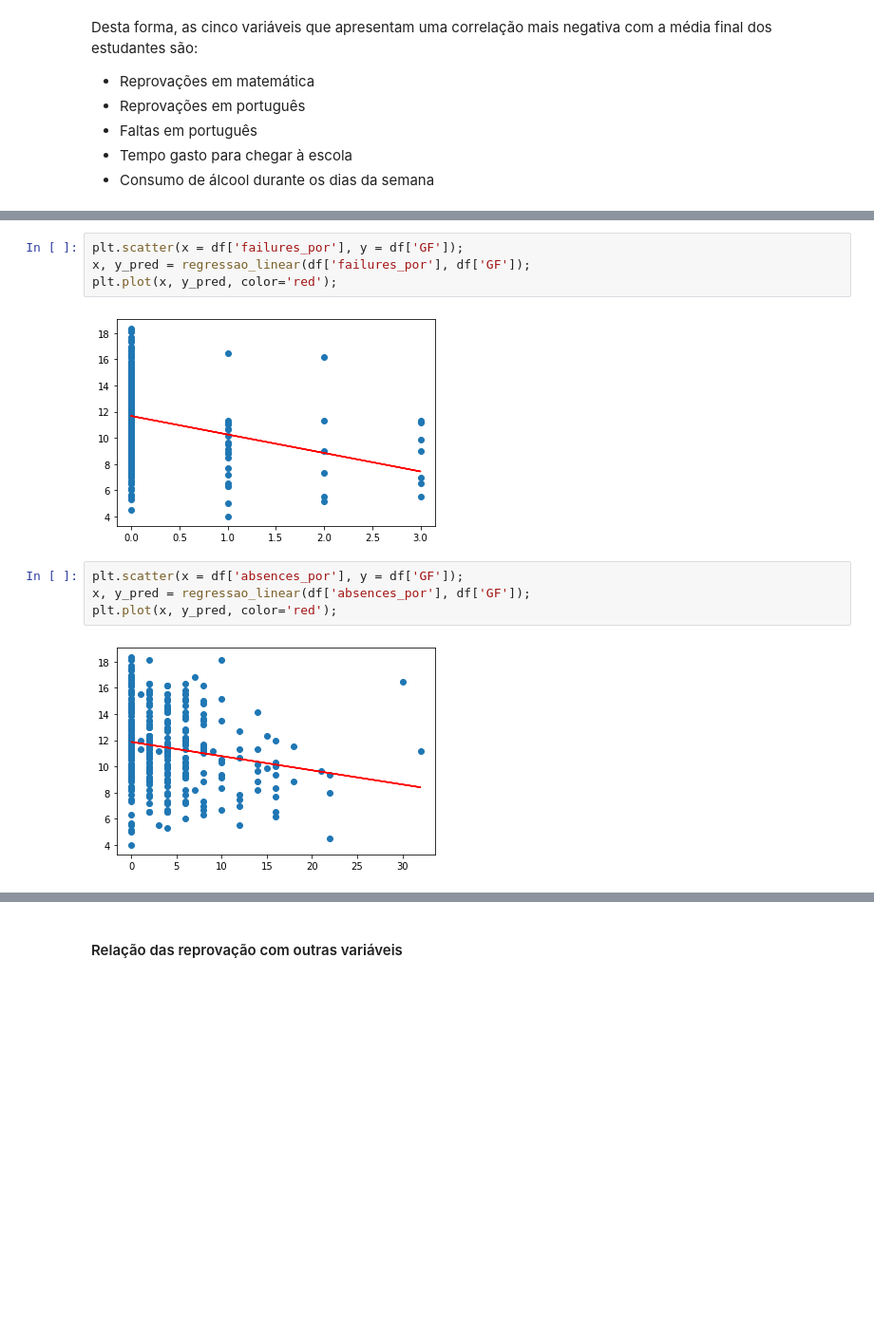
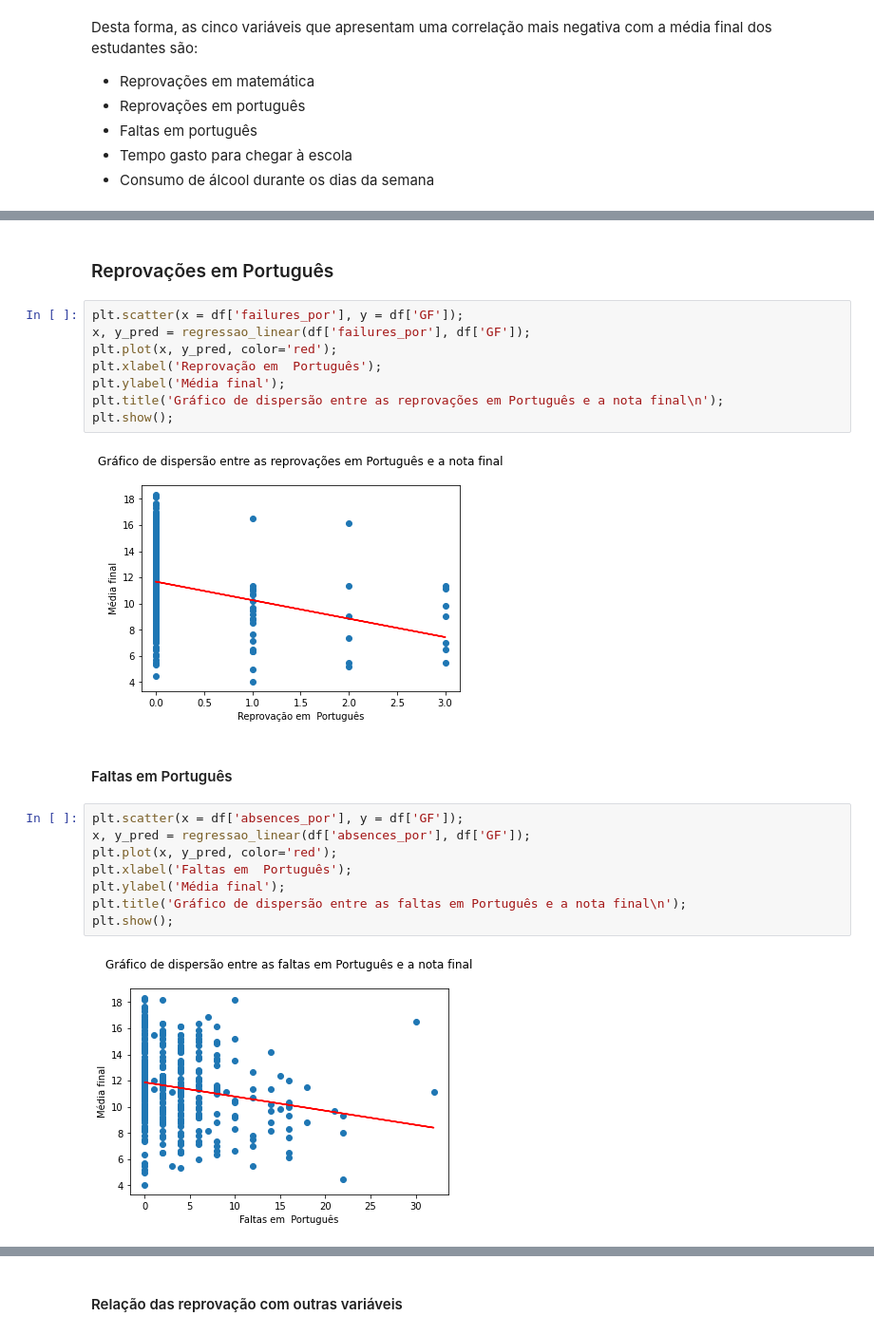
Before and after one commit to shl0mo/DataAnalysis_Students-Pandas, a Jupyter notebook: Estudantes.ipynb, the cells around one changed output, grey strips where cells are left out. Shown: that part at 95% size. Saved outputs shown, nothing was run; the diff lists cells and outputs as text; blank space fills up the shorter version.

```diff
--- a/Estudantes.ipynb
+++ b/Estudantes.ipynb
@@ -564,12 +594,24 @@ plt.plot(x, y_pred, color='red');
+# %% [markdown]
+### Reprovações em Português
 # %%
 plt.scatter(x = df['failures_por'], y = df['GF']);
 x, y_pred = regressao_linear(df['failures_por'], df['GF']);
 plt.plot(x, y_pred, color='red');
+plt.xlabel('Reprovação em  Português');
+plt.ylabel('Média final');
+plt.title('Gráfico de dispersão entre as reprovações em Português e a nota final\n');
+plt.show();
 # %% [output]
-[figure, old version]
+[figure, new version]
+# %% [markdown]
+#### Faltas em Português
 # %%
 plt.scatter(x = df['absences_por'], y = df['GF']);
 x, y_pred = regressao_linear(df['absences_por'], df['GF']);
 plt.plot(x, y_pred, color='red');
+plt.xlabel('Faltas em  Português');
+plt.ylabel('Média final');
+plt.title('Gráfico de dispersão entre as faltas em Português e a nota final\n');
+plt.show();
 # %% [output]
-[figure, old version]
+[figure, new version]
```
Also changed, not shown: parts of 18 cells of this notebook.
